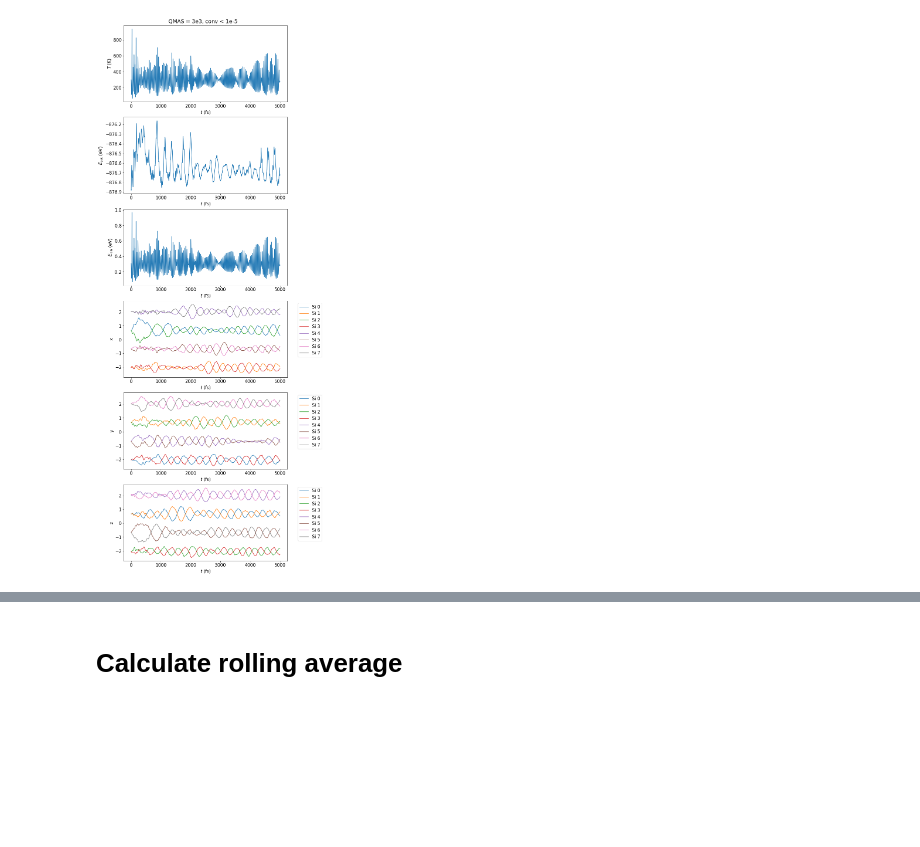
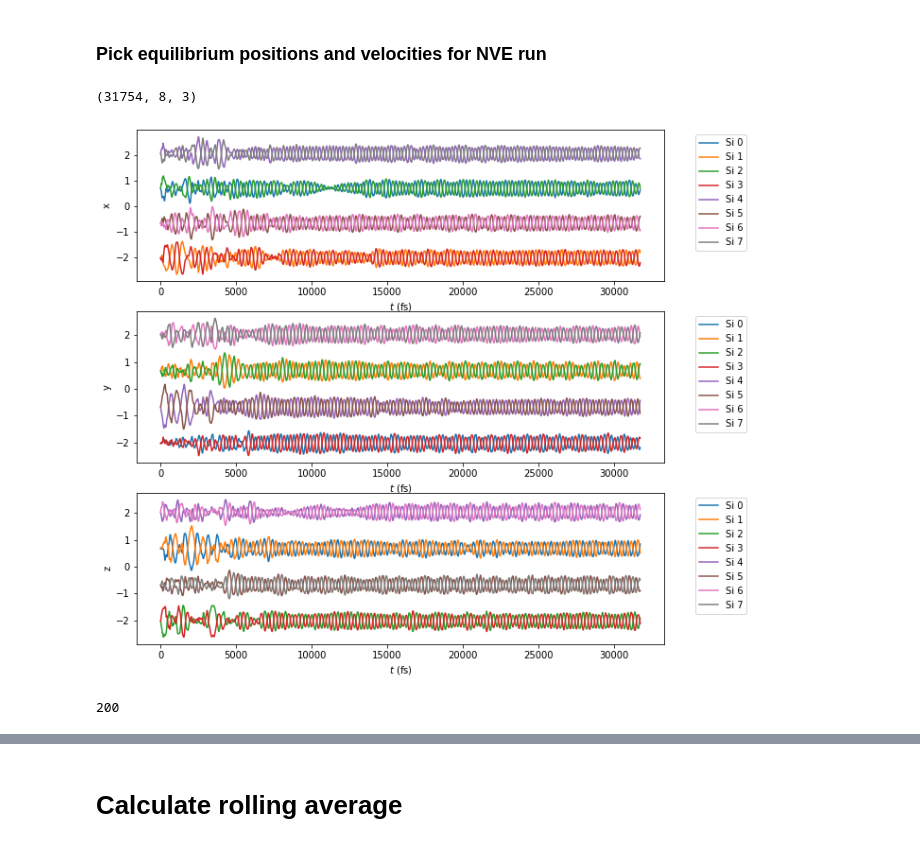
Before and after one commit to ferchault/APDFT, a Jupyter notebook: prototyping/apdft-ofdft-cpmd/Si8_NVT_QMAS3e3.ipynb, the cells around one changed output, grey strips where cells are left out. Saved outputs shown, nothing was run; the diff lists cells and outputs as text; code cells hidden in the pictures; blank space fills up the shorter version.

```diff
--- a/prototyping/apdft-ofdft-cpmd/Si8_NVT_QMAS3e3.ipynb
+++ b/prototyping/apdft-ofdft-cpmd/Si8_NVT_QMAS3e3.ipynb
@@ -110,19 +110,50 @@ def plot_coordinate(ax, ax_idx, time, positions, coord):
         coord_label = 'z'
     ax[ax_idx].set_ylabel(coord_label)
     ax[ax_idx].legend(bbox_to_anchor=(1.05, 1), loc='upper left')
+# %% [markdown]
+### Pick equilibrium positions and velocities for NVE run
+# %%
+paths = glob.glob('/home/misa/projects/APDFT-CPMD/data/BOMD/Si8_hc_NVT_ref/ion.*.dat')
+num = []
+for p in paths:
+    num.append(int(p.split('.')[-2]))
+max_file = max(num)
+# %%
+ion_numbers = np.arange(0, max_file+1, 10)
+ion_numbers[0] = 1
+trajectory_dir = '/home/misa/projects/APDFT-CPMD/data/BOMD/Si8_hc_NVT_ref/'
+positions = get_positions(trajectory_dir, ion_numbers)
+time = ion_numbers/10
+# %%
+positions.shape
+# %% [output]
+(31754, 8, 3)
+# %%
+plt.rcParams['figure.figsize'] = [10,10]
+fig, ax = plt.subplots(3,1)
+a = 0
+e = -1
+for i in range(3):
+    plot_coordinate(ax, i, time[a:e], positions[a:e], i)
+
+# f,a=plot_data_NVT(data)
+# f.subplots_adjust(top=0.97)
+# p = '/home/misa/projects/APDFT-CPMD/data/BOMD/Si8_hc_NVT/figures/QMAS3e3.png'
+# f.suptitle('QMAS = 3e3, conv < 1e-5')
+# f.savefig(p, bbox_inches='tight')
+# %% [output]
+[figure, added]
 # %%
-keys = {'ekin':[], 'epot':[],'temperature': [], 'positions':[]}
-file = '/home/misa/projects/APDFT-CPMD/data/BOMD/Si8_hc_NVT/QMAS3e3/hc.out'
-ion_numbers = np.arange(0, 50001, 20)
-ion_numbers[0] = 1
-trajectory_dir = '/home/misa/projects/APDFT-CPMD/data/BOMD/Si8_hc_NVT/QMAS3e3/'
+keys = {'ekin':[], 'epot':[],'temperature': []}
+file = '/home/misa/projects/APDFT-CPMD/data/BOMD/Si8_hc_NVT_ref/hc.out'
+ion_numbers = None
+# ion_numbers[0] = None
+trajectory_dir = None
 data = collect_data(file, ion_numbers, trajectory_dir, keys)
-data['time'] = np.arange(0, 5000+0.1, 0.1)
-data['time_coords'] = np.arange(0, 5000+0.1, 2)
-f,a=plot_data_NVT(data)
-f.subplots_adjust(top=0.97)
-p = '/home/misa/projects/APDFT-CPMD/data/BOMD/Si8_hc_NVT/figures/QMAS3e3.png'
-f.suptitle('QMAS = 3e3, conv < 1e-5')
-f.savefig(p, bbox_inches='tight')
+# data['time'] = np.arange(0, 5000+0.1, 0.1)
+# data['time_coords'] = np.arange(0, 5000+0.1, 2)
+# f,a=plot_data_NVT(data)
+# f.subplots_adjust(top=0.97)
+# p = '/home/misa/projects/APDFT-CPMD/data/BOMD/Si8_hc_NVT/figures/QMAS3e3.png'
+# f.suptitle('QMAS = 3e3, conv < 1e-5')
+# f.savefig(p, bbox_inches='tight')
-# %% [output]
-[figure, removed]
@@ -128,0 +162,4 @@ f.savefig(p, bbox_inches='tight')
+# %%
+len(temp10[25000-100:25000+100])
+# %% [output]
+200
```
Also changed, not shown: parts of 10 cells of this notebook.
